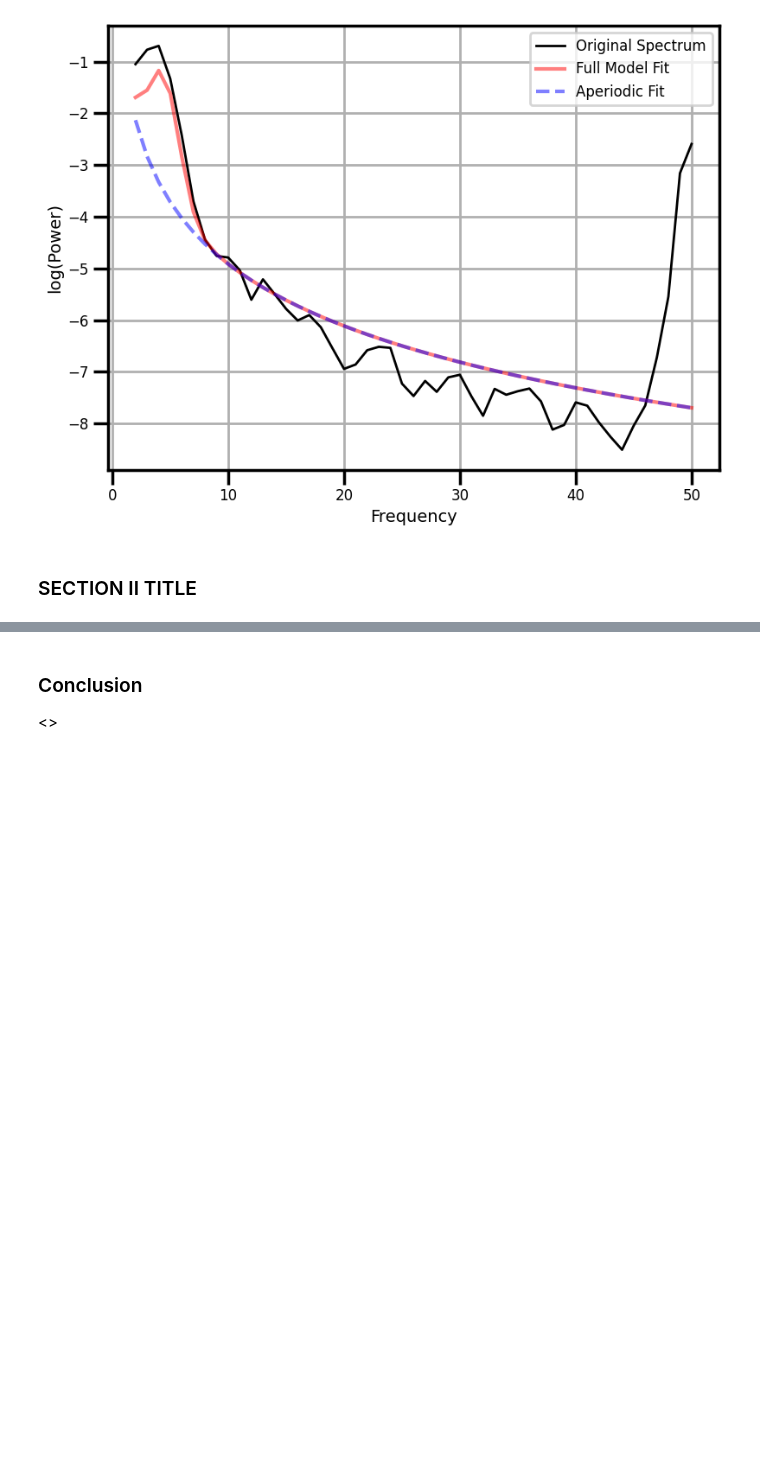
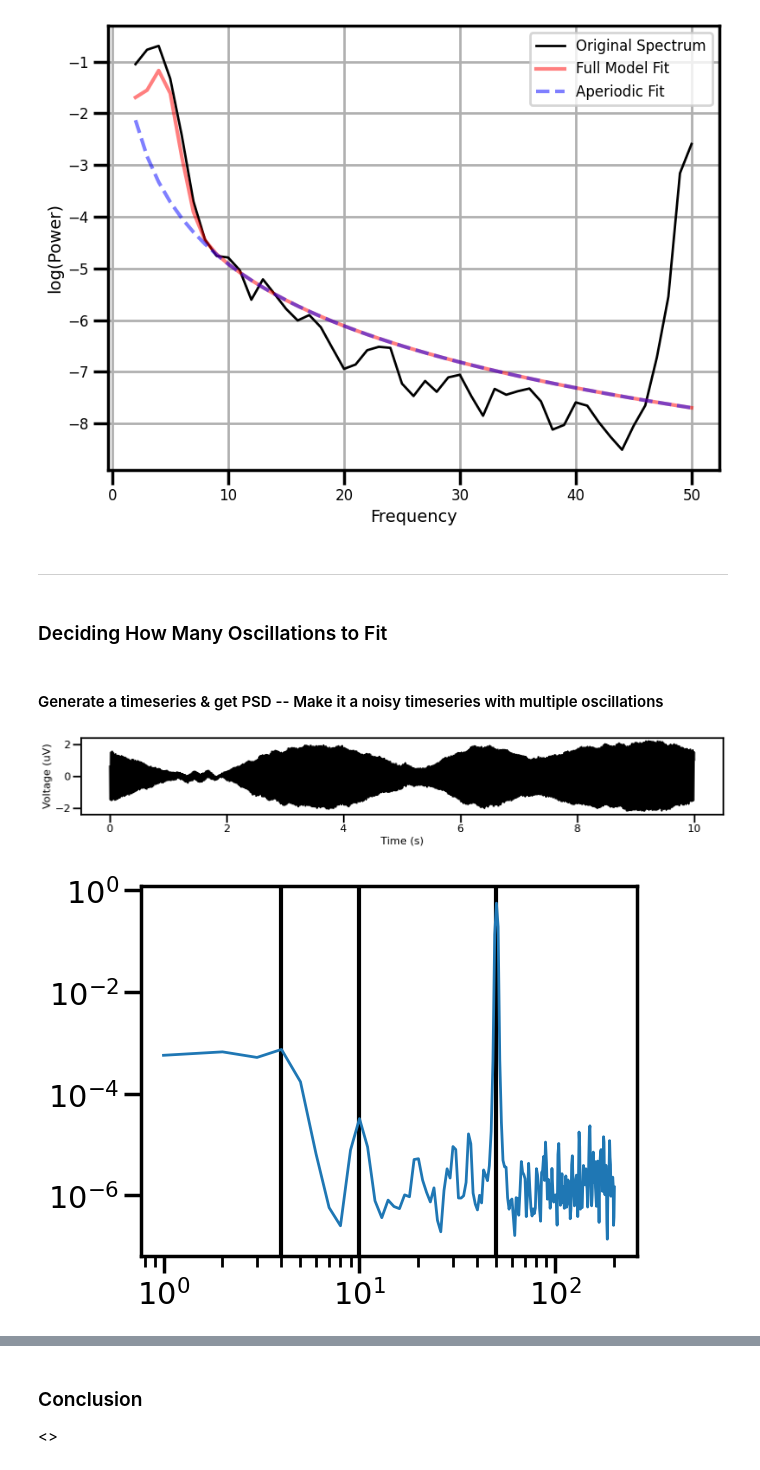
Before and after one commit to voytekresearch/AperiodicMethods, a Jupyter notebook: notebooks/Recommendation 03/Recommendation_03_ModelSettings.ipynb, the cells around one changed output, grey strips where cells are left out. Cells and saved outputs as stored; diff of their text form; code cells hidden in the pictures; blank space fills up the shorter version.

```diff
--- a/notebooks/Recommendation 03/Recommendation_03_ModelSettings.ipynb
+++ b/notebooks/Recommendation 03/Recommendation_03_ModelSettings.ipynb
@@ -135,5 +137,36 @@ fm.report()
 
 ==================================================================================================
 [figure]
-# %% [markdown]
-### SECTION II TITLE
+# %% [markdown]
+_______________________________________________________
+# %% [markdown]
+### Deciding How Many Oscillations to Fit
+# %% [markdown]
+#### Generate a timeseries & get PSD -- Make it a noisy timeseries with multiple oscillations
+# %%
+## Simulate timeseries as a combination of aperiodic and periodic components
+sim_components = {'sim_knee': {'exponent1' : 0, 'exponent2':-5, 'knee':10},
+                   'sim_oscillation': [{'freq' : 4}, {'freq' : 50}, {'freq':10}]}
+fs = 1000
+n_seconds = 10
+ap_sig = sim_knee(n_seconds, fs,**sim_components['sim_knee']) # get aperiodic signals
+ap_sig = ap_sig + sim_frac_gaussian_noise(n_seconds, fs, exponent=0) # add gaussian noise to the aperiodic signal
+sig = sim_peak_oscillation(ap_sig, fs, freq=sim_components['sim_oscillation'][0]['freq'], bw=1, height=3) # add the first oscillation at 4 Hz
+sig = sim_peak_oscillation(sig, fs, freq=sim_components['sim_oscillation'][1]['freq'], bw=0.5, height=7) # add the second oscillation at 50 Hz
+sig = sim_peak_oscillation(sig, fs, freq=sim_components['sim_oscillation'][2]['freq'], bw=0.5, height=3) # add the last oscillation at 10 Hz
+
+times = create_times(n_seconds=n_seconds, fs=fs)
+plot_time_series(times, sig)
+plt.show()
+
+## Compute the power spectrum using Welch's
+freqs, powers = compute_spectrum(sig, fs=fs, f_range=(0.1,200), avg_type='median', nperseg=fs, noverlap=fs/2)
+
+plt.axvline(sim_components['sim_oscillation'][0]['freq'], color='k')
+plt.axvline(sim_components['sim_oscillation'][1]['freq'], color='k')
+plt.axvline(sim_components['sim_oscillation'][2]['freq'], color='k')
+plt.loglog(freqs,powers, linewidth=2)
+plt.show()
+# %% [output]
+[figure, added]
+[figure, added]
```
Also changed, not shown: parts of 7 cells of this notebook, 1 other file.
